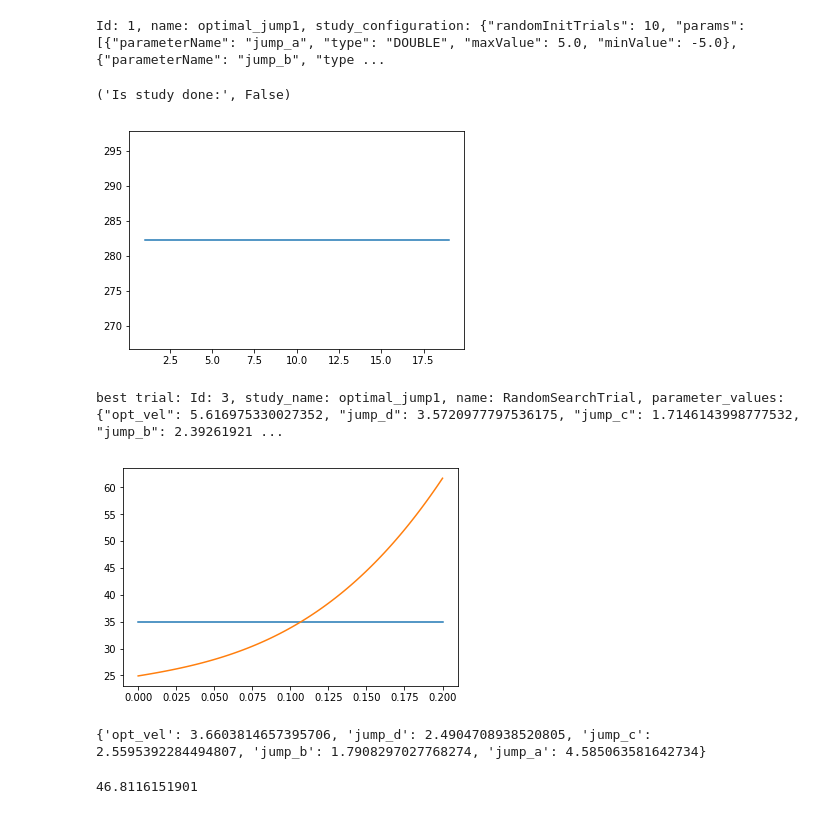
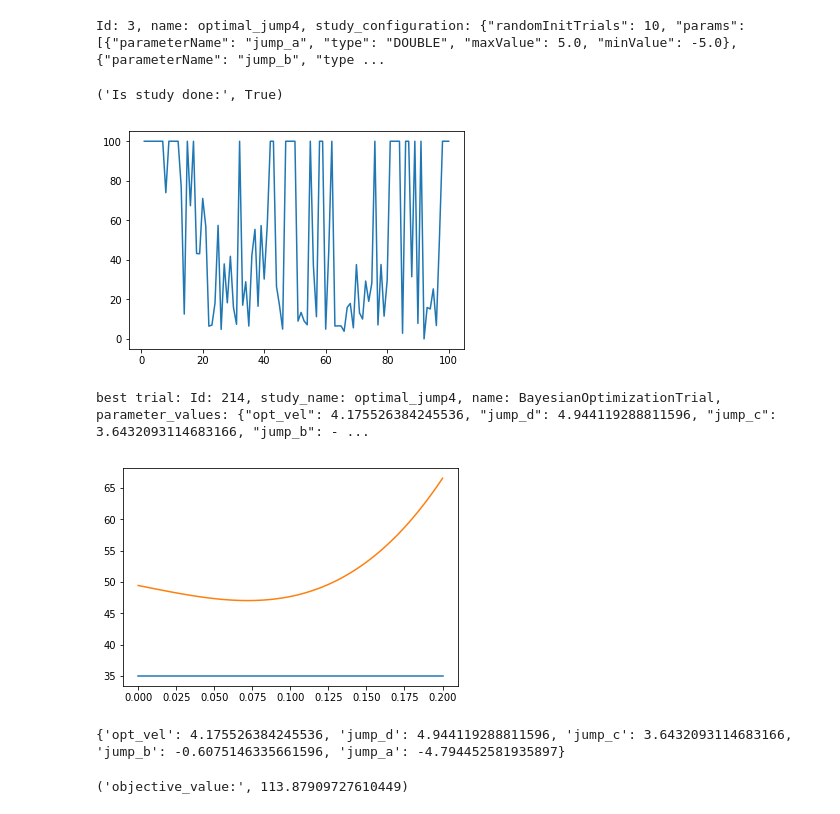
Before and after one commit to silvery107/wheeled-bipedal-jumping, a Jupyter notebook: MiniNezha/utilities/plot.ipynb, the cells around one changed output. Saved outputs shown, nothing was run; the diff lists cells and outputs as text; code cells hidden in the pictures.

```diff
--- a/MiniNezha/utilities/plot.ipynb
+++ b/MiniNezha/utilities/plot.ipynb
@@ -7,29 +7,29 @@ from advisor_client.client import *
 client = AdvisorClient()
 # %%
 # get study
-study_name = "optimal_jump1"
+study_name = "optimal_jump4"
 study = client.get_study_by_name(study_name)
 print(study)
 # %% [output]
-Id: 1, name: optimal_jump1, study_configuration: {"randomInitTrials": 10, "params": [{"parameterName": "jump_a", "type": "DOUBLE", "maxValue": 5.0, "minValue": -5.0}, {"parameterName": "jump_b", "type ...
+Id: 3, name: optimal_jump4, study_configuration: {"randomInitTrials": 10, "params": [{"parameterName": "jump_a", "type": "DOUBLE", "maxValue": 5.0, "minValue": -5.0}, {"parameterName": "jump_b", "type ...
 # %%
 # plot training curve
 train_curve = []
 print("Is study done:",client.is_study_done(study_name))
 trials = client.list_trials(study_name)
 for trial in trials:
     trial_metrics = client.list_trial_metrics(study_name,trial.id)
     for metrics in trial_metrics:
         train_curve.append(metrics.objective_value)
-train_curve = np.clip(np.array(train_curve),0,500)
+train_curve = np.clip(np.array(train_curve),0,100)
 plt.plot(range(1,len(train_curve)+1),train_curve)
 plt.show()
 best_trial = client.get_best_trial(study_name)
 print("best trial: {}".format(best_trial))
 # %% [output]
-('Is study done:', False)
+('Is study done:', True)
-[figure, old version]
+[figure, new version]
-best trial: Id: 3, study_name: optimal_jump1, name: RandomSearchTrial, parameter_values: {"opt_vel": 5.616975330027352, "jump_d": 3.5720977797536175, "jump_c": 1.7146143998777532, "jump_b": 2.39261921 ...
+best trial: Id: 214, study_name: optimal_jump4, name: BayesianOptimizationTrial, parameter_values: {"opt_vel": 4.175526384245536, "jump_d": 4.944119288811596, "jump_c": 3.6432093114683166, "jump_b": - ...
 # %%
 param_dic = ast.literal_eval(best_trial.parameter_values)
 a = param_dic["jump_a"]
@@ -44,15 +44,15 @@ plt.plot(t,y_poly)
 plt.show()
 print(param_dic)
 # %% [output]
-[figure, old version]
+[figure, new version]
-{'opt_vel': 3.6603814657395706, 'jump_d': 2.4904708938520805, 'jump_c': 2.5595392284494807, 'jump_b': 1.7908297027768274, 'jump_a': 4.585063581642734}
+{'opt_vel': 4.175526384245536, 'jump_d': 4.944119288811596, 'jump_c': 3.6432093114683166, 'jump_b': -0.6075146335661596, 'jump_a': -4.794452581935897}
 # %%
 with open("../controllers/my_controller_python/args.txt",'w') as f1:
     f1.write(str(param_dic))
-os.system('webots --mode=run')
+os.system('webots --mode=pause')
 with open("../controllers/my_controller_python/metrics.txt",'r') as f2:
     metrics_dic = eval(f2.read())
     y = metrics_dic["jump_metrics"]
-print("objective_value:"，y)
+print("objective_value:",y)
 # %% [output]
-46.8116151901
+('objective_value:', 113.87909727610449)
```
Also changed, not shown: 4 other files.
